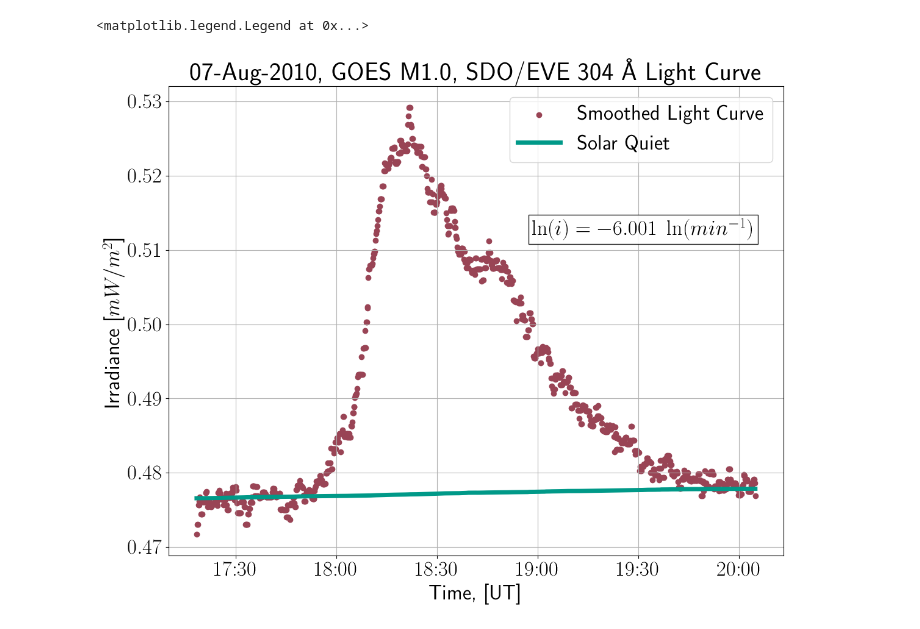
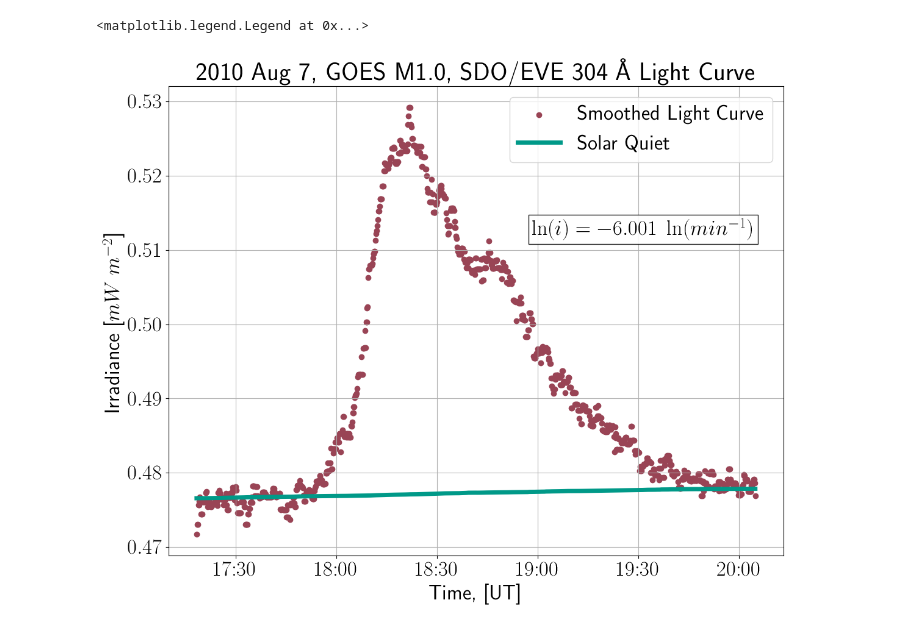
Before and after one commit to coletamburri2112/imp_dev, a Jupyter notebook: exampleflareprocess.ipynb, the cells around one changed output. Cells and saved outputs as stored; diff of their text form; code cells hidden in the pictures.

```diff
--- a/exampleflareprocess.ipynb
+++ b/exampleflareprocess.ipynb
@@ -47,15 +47,15 @@ for i in range(len(timeev)):
 # %%
 fig,ax = plt.subplots(figsize=(13,10))
 ax.scatter(irrev_dt[500:1500],scipy.signal.medfilt(irrev[500:1500,0]/1e-3,kernel_size=7),color='#994455',label='Smoothed Light Curve')
 ax.plot(irrev_dt[500:1500],sqev[500:1500]/1e-3,color='#009988',label='Solar Quiet',linewidth=5)
-ax.set_ylabel(r'Irradiance [$mW/m^2$]',font='Tahoma',fontsize=25)
+ax.set_ylabel(r'Irradiance [$mW\; m^{-2}$]',font='Tahoma',fontsize=25)
 ax.set_xlabel(r'Time, [UT]',font='Tahoma',fontsize=25)
-ax.set_title(r'07-Aug-2010, GOES M1.0, SDO/EVE 304 \AA\ Light Curve',font='Tahoma',fontsize=30,fontweight='bold')
+ax.set_title(r'2010 Aug 7, GOES M1.0, SDO/EVE 304 \AA\ Light Curve',font='Tahoma',fontsize=30,fontweight='bold')
 ax.grid()
 ax.text(irrev_dt[1100], 0.512, r'$\ln(i) = -6.001\; \ln(min^{-1})$', fontsize = 25, bbox = dict(facecolor = 'white', alpha = 0.9))
 ax.tick_params(axis='both',which='major',labelsize=25)
 ax.xaxis.set_major_formatter(mdates.DateFormatter('%H:%M'))
 ax.legend(fontsize=25)
 # %% [output]
 <matplotlib.legend.Legend at 0x...>
-[figure, old version]
+[figure, new version]
```
Also changed, not shown: 1 other file.
